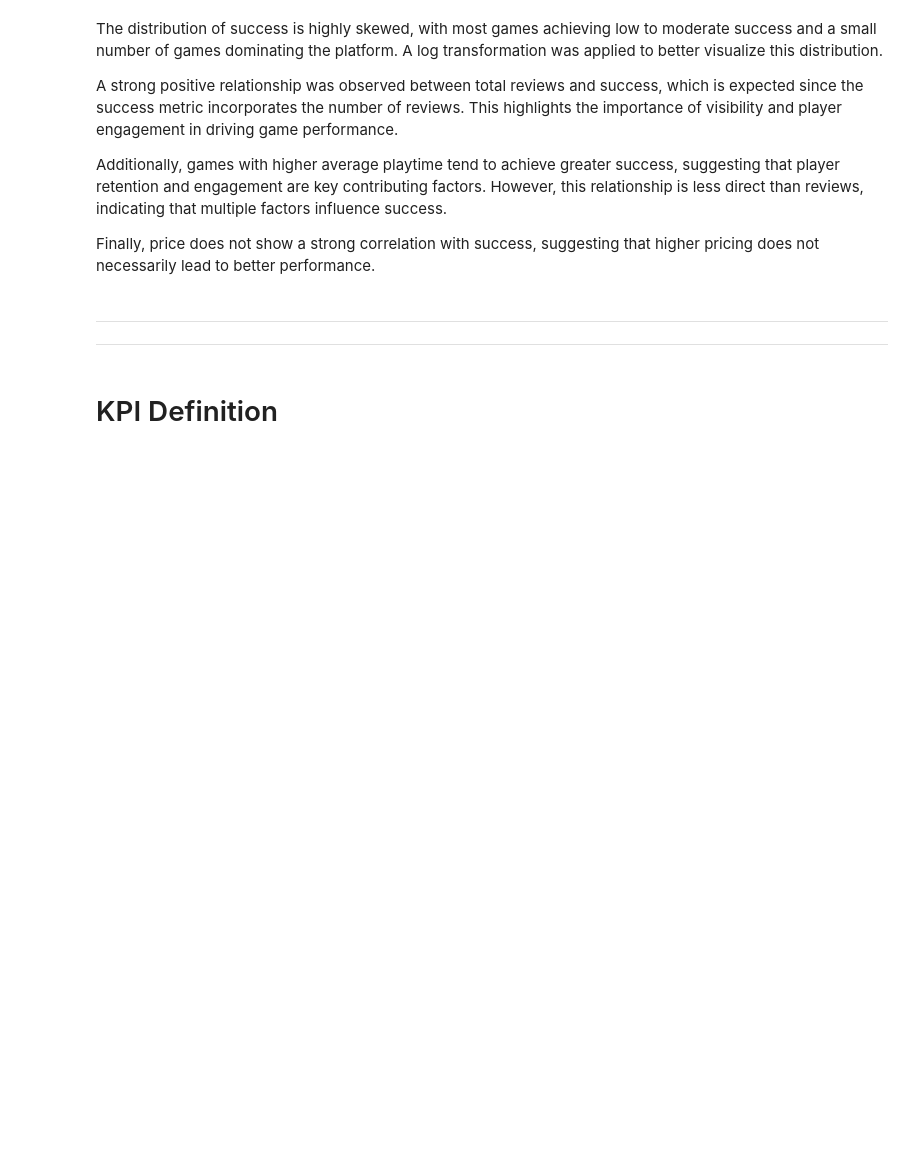
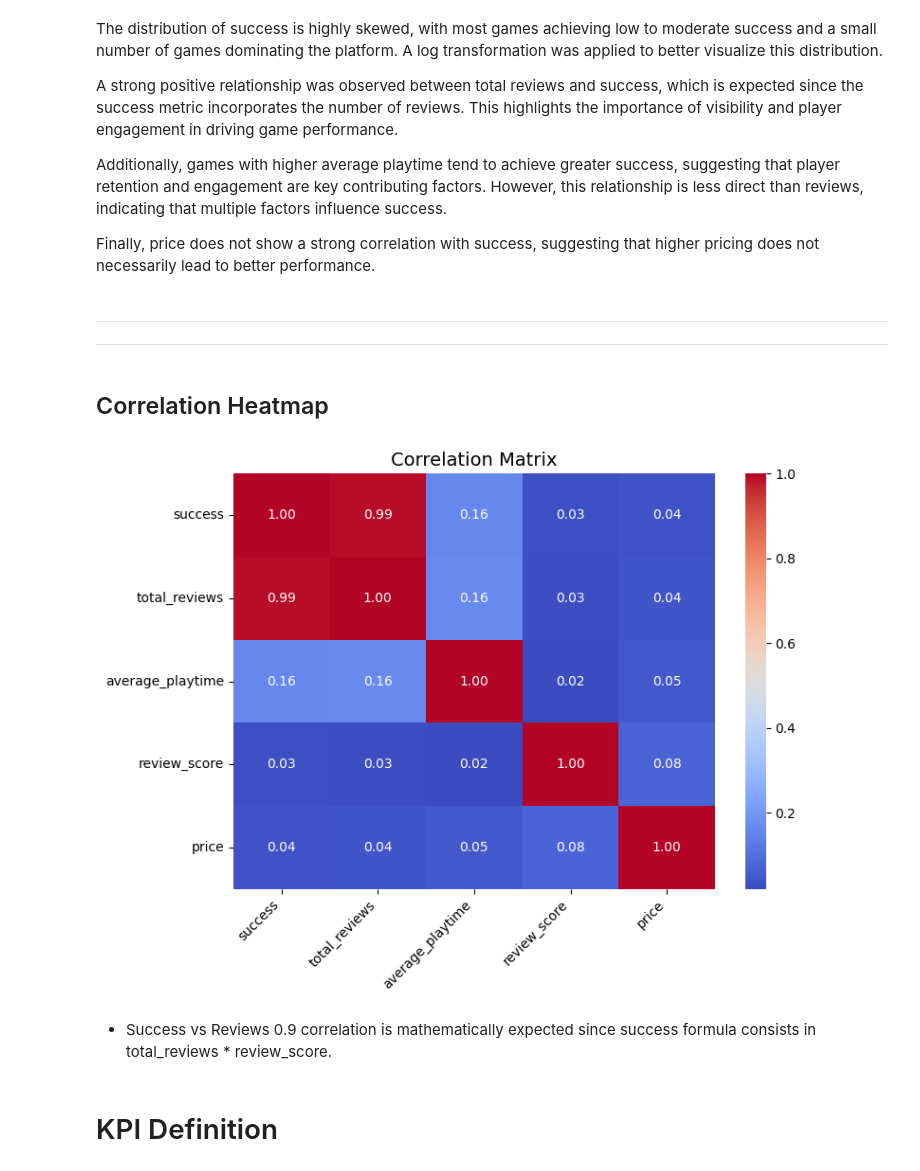
Before and after one commit to sabinagio-teaching/SSG-Analysis, a Jupyter notebook: notebooks/02_rq_eda.ipynb, the cells around one changed output. Drawn from its saved outputs; the diff is of its cells as text; code cells hidden in the pictures; blank space fills up the shorter version.

```diff
--- a/notebooks/02_rq_eda.ipynb
+++ b/notebooks/02_rq_eda.ipynb
@@ -176,6 +177,36 @@ Finally, price does not show a strong correlation with success, suggesting that
 # %% [markdown]
 ------------------------------------------------------------------------------------------------------------------------
 ------------------------------------------------------------------------------------------------------------------------
+# %% [markdown]
+## Correlation Heatmap
+# %%
+plt.figure(figsize=(8,6))
+
+sns.heatmap(
+    steam[[
+        "success",
+        "total_reviews",
+        "average_playtime",
+        "review_score",
+        "price"
+    ]].corr(),
+    annot=True,
+    fmt=".2f",
+    cmap="coolwarm"
+)
+
+plt.title("Correlation Matrix", fontsize=14)
+
+# Rotate axis labels for readability
+plt.xticks(rotation=45, ha="right")
+plt.yticks(rotation=0)
+
+plt.tight_layout()
+plt.show()
+# %% [output]
+[figure, added]
+# %% [markdown]
+* Success vs Reviews 0.9 correlation is mathematically expected since success formula consists in total_reviews * review_score.
 # %% [markdown]
 # KPI Definition
 # %% [markdown]
```
Also changed, not shown: parts of 44 cells of this notebook.
